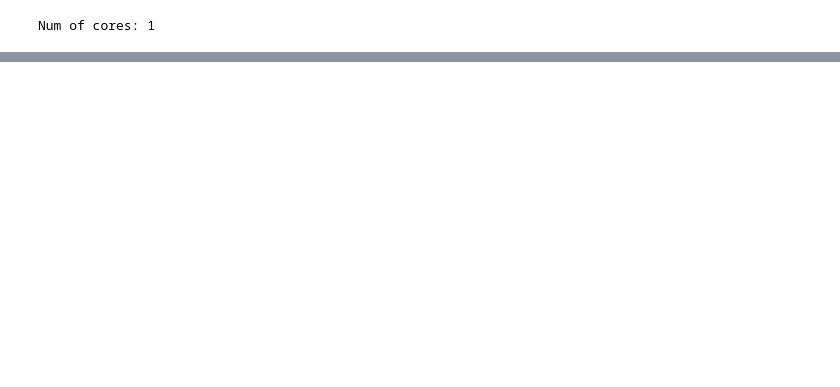
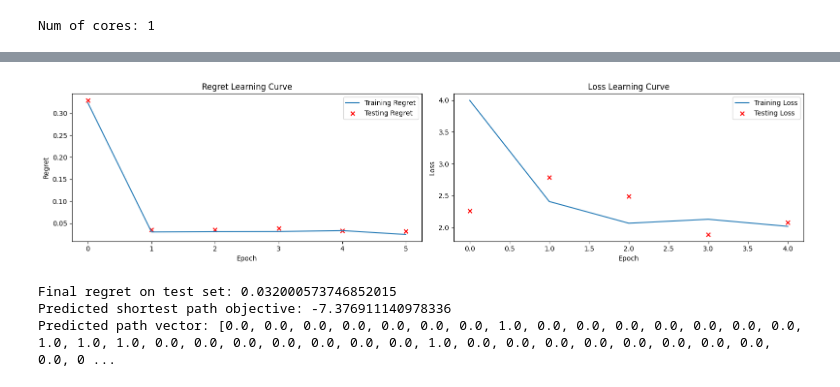
Before and after one commit to lucahart/DFL-for-Shortest-Path-Network-Interdiction, a Jupyter notebook: src/Notebooks/Asym_SPNI_PO.ipynb, the cells around one changed output, grey strips where cells are left out. Cells and saved outputs as stored; diff of their text form; code cells hidden in the pictures; blank space fills up the shorter version.

Commit message:
Add training visualization and shortest path inference in notebook

```diff
--- a/src/Notebooks/Asym_SPNI_PO.ipynb
+++ b/src/Notebooks/Asym_SPNI_PO.ipynb
@@ -179,0 +176,40 @@ Final regret on test set:  0.04753342651479679
+# %%
+# Plot training loss and regret similar to Trainer.vis_learning_curve
+def plot_learning_curve(train_loss_log, train_regret_log, test_loss_log=None, test_regret_log=None, n_epochs=trainer.n_epochs):
+    fig, (ax1, ax2) = plt.subplots(1, 2, figsize=(16,4))
+    ax1.plot(train_regret_log, label='Training Regret')
+    if test_regret_log is not None:
+        ax1.scatter(np.arange(len(test_regret_log))*n_epochs, test_regret_log, marker='x', color='red', label='Testing Regret')
+    ax1.set_xlabel('Epoch')
+    ax1.set_ylabel('Regret')
+    ax1.set_title('Regret Learning Curve')
+    ax1.legend()
+
+    ax2.plot(train_loss_log, label='Training Loss')
+    if test_loss_log is not None:
+        ax2.scatter(np.arange(len(test_loss_log))*n_epochs, test_loss_log, marker='x', color='red', label='Testing Loss')
+    ax2.set_xlabel('Epoch')
+    ax2.set_ylabel('Loss')
+    ax2.set_title('Loss Learning Curve')
+    ax2.legend()
+
+    plt.tight_layout()
+    plt.show()
+
+plot_learning_curve(train_loss_log, train_regret_log, test_loss_log, test_regret_log)
+
+print('Final regret on test set:', test_regret_log[-1])
+
+# Use the trained model with the optimization layer to compute a shortest path for one test sample
+sample_feat = torch.tensor(X_test[0], dtype=torch.float32).to(device)
+with torch.no_grad():
+    pred_cost = model(sample_feat).cpu().numpy()
+opt_model.setObj(pred_cost)
+pred_path, pred_obj = opt_model.solve()
+print('Predicted shortest path objective:', pred_obj)
+print('Predicted path vector:', pred_path)
+# %% [output]
+[figure, added]
+Final regret on test set: 0.032000573746852015
+Predicted shortest path objective: -7.376911140978336
+Predicted path vector: [0.0, 0.0, 0.0, 0.0, 0.0, 0.0, 0.0, 1.0, 0.0, 0.0, 0.0, 0.0, 0.0, 0.0, 0.0, 1.0, 1.0, 1.0, 0.0, 0.0, 0.0, 0.0, 0.0, 0.0, 0.0, 1.0, 0.0, 0.0, 0.0, 0.0, 0.0, 0.0, 0.0, 0.0, 0.0, 0 ...
```
Also changed, not shown: parts of 5 cells of this notebook.
